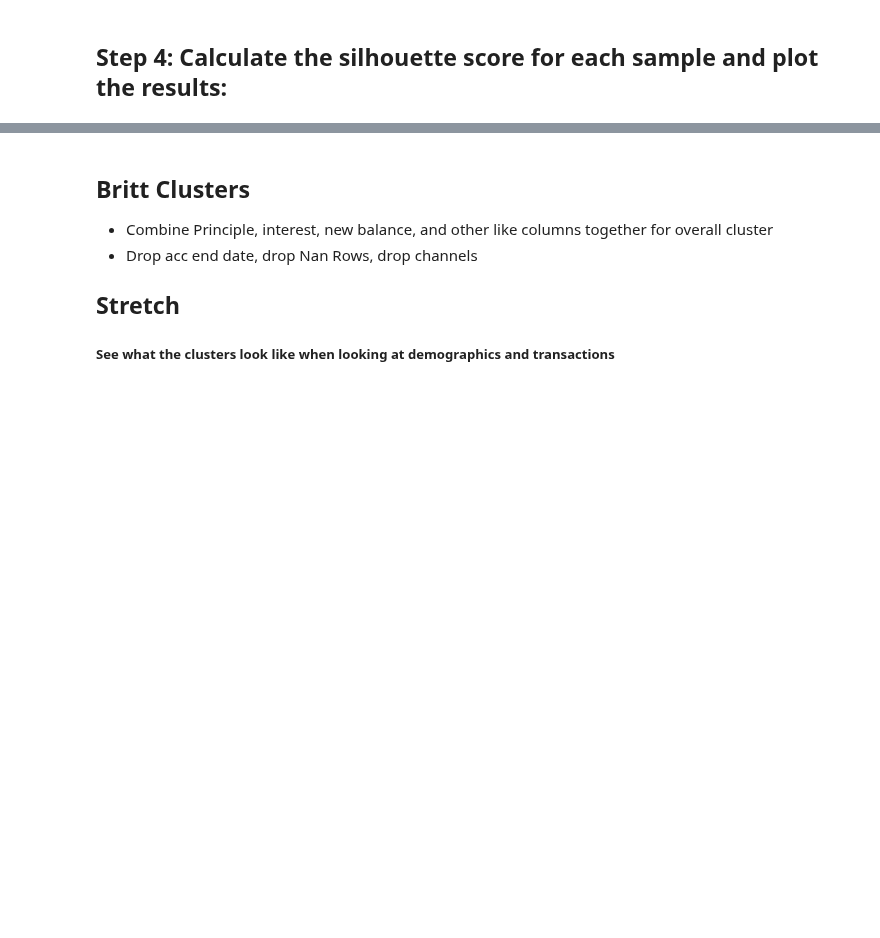
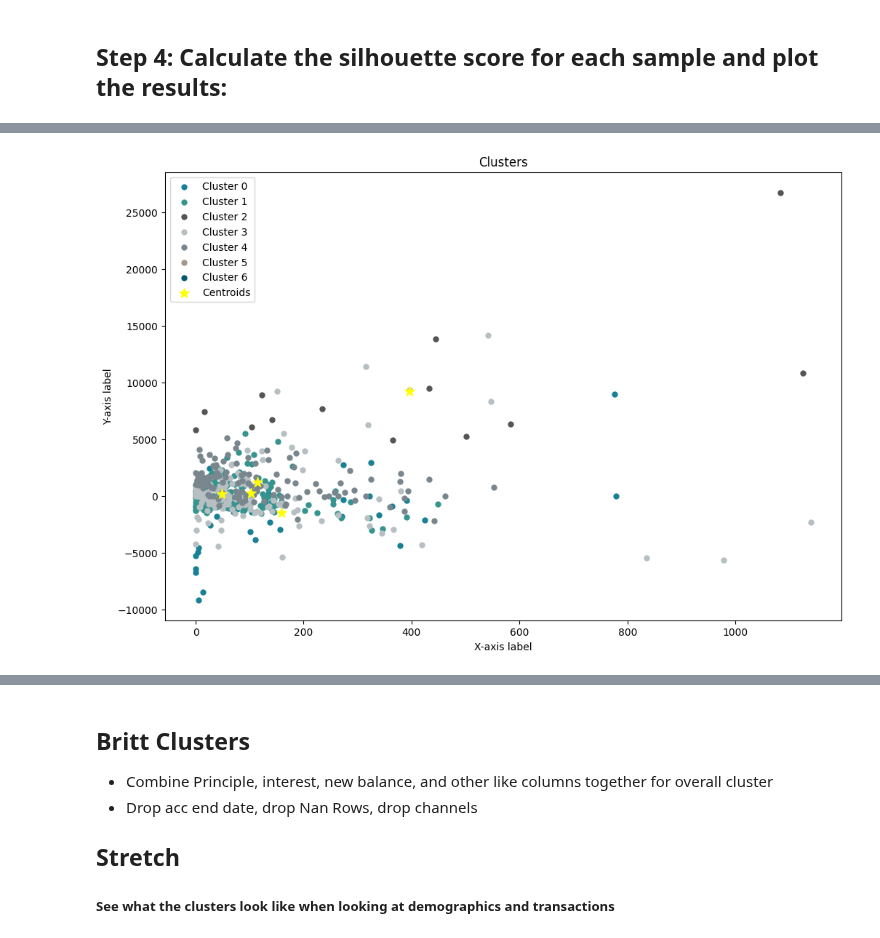
Before and after one commit to btmarsh6/mini-project-III, a Jupyter notebook: Brittany_Cluster_Notebook.ipynb, the cells around one changed output, grey strips where cells are left out. Cells and saved outputs as stored; diff of their text form; code cells hidden in the pictures; blank space fills up the shorter version.

```diff
--- a/Brittany_Cluster_Notebook.ipynb
+++ b/Brittany_Cluster_Notebook.ipynb
@@ -173,0 +252,26 @@ plt.show()
+# %%
+import matplotlib.pyplot as plt
+from sklearn.cluster import KMeans
+
+# Define the colors for the clusters
+colors = ['#188193', '#35948e', '#555653', '#b7bfc3', '#79868d', '#a5978a', '#075773']
+
+# Fit the KMeans model
+kmeans = KMeans(n_clusters=5)
+kmeans.fit(X)
+
+# Get the cluster labels
+cluster_labels = kmeans.labels_
+
+# Plot the clusters
+for i in range(len(colors)):
+    plt.scatter(X[cluster_labels == i, 0], X[cluster_labels == i, 1], s=25, c=colors[i], label='Cluster '+str(i))
+
+plt.scatter(kmeans.cluster_centers_[:, 0], kmeans.cluster_centers_[:, 1], s=100, c='yellow', marker='*', label='Centroids')
+plt.title('Clusters')
+plt.xlabel('X-axis label')
+plt.ylabel('Y-axis label')
+plt.legend()
+plt.show()
+# %% [output]
+[figure, added]
```
Also changed, not shown: parts of 14 cells of this notebook.
